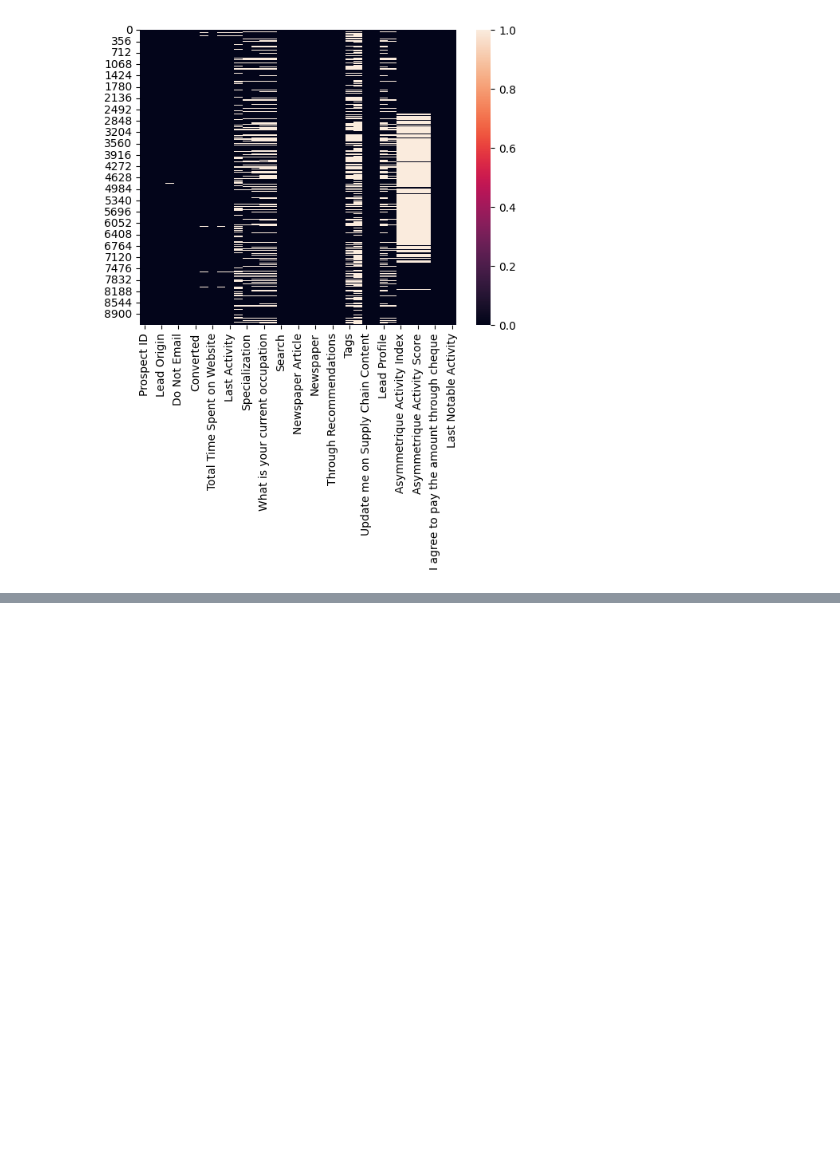
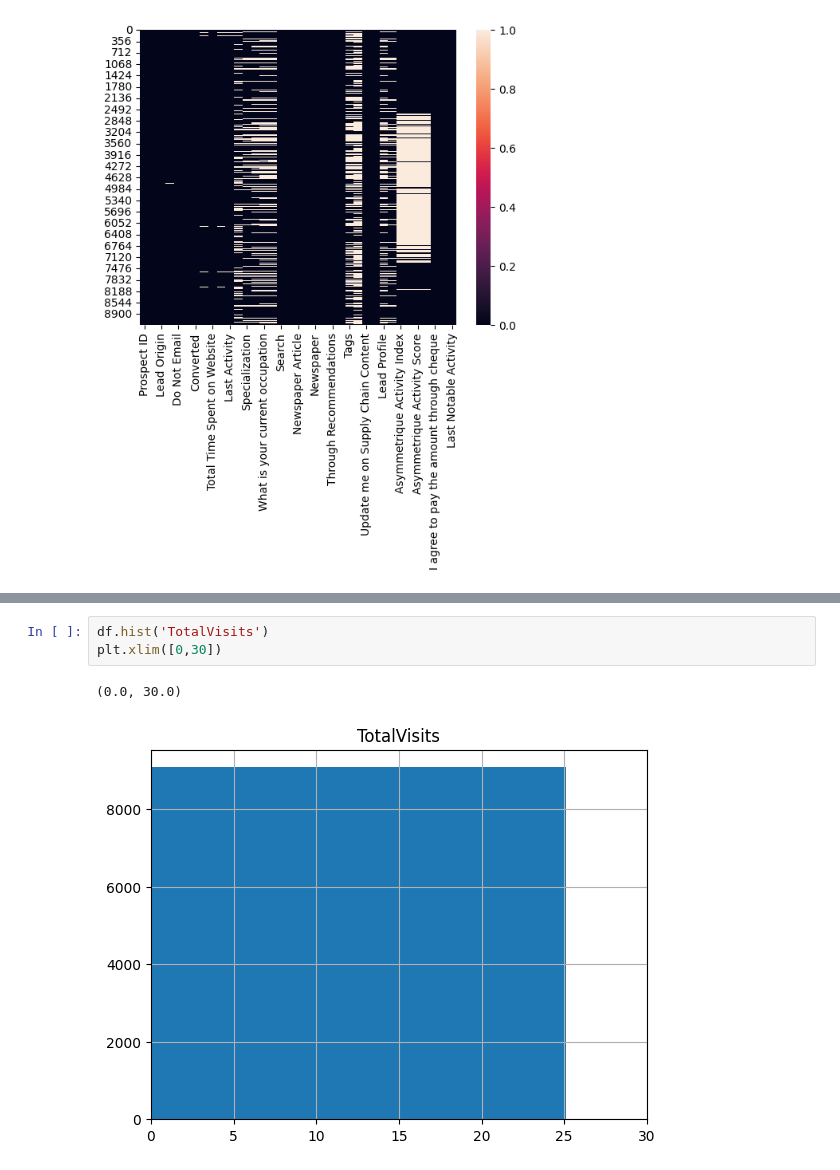
Before and after one commit to AayushParab44/Practical_Machine_Learning, a Jupyter notebook: Lead score/Leads_Logreg.ipynb, the cells around one changed output, grey strips where cells are left out. Saved outputs shown, nothing was run; the diff lists cells and outputs as text; blank space fills up the shorter version.

```diff
--- a/Lead score/Leads_Logreg.ipynb
+++ b/Lead score/Leads_Logreg.ipynb
@@ -59,0 +108,6 @@ sns.heatmap(df.isna())
+# %%
+df.hist('TotalVisits')
+plt.xlim([0,30])
+# %% [output]
+(0.0, 30.0)
+[figure, added]
```
Also changed, not shown: parts of 15 cells of this notebook, 3 other files.
